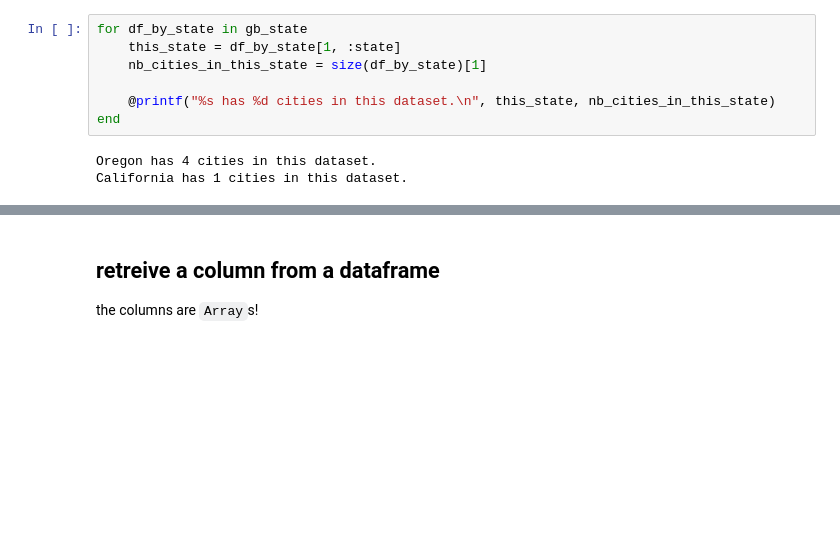
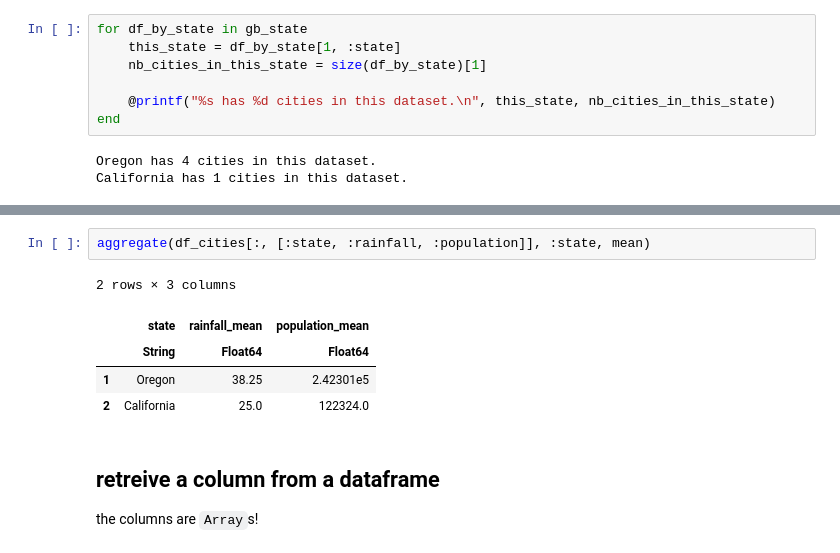
Before and after one commit to SimonEnsemble/data_science_course, a Jupyter notebook: lectures/dataframes/DataFrames.ipynb, the cells around one changed output, grey strips where cells are left out. Cells and saved outputs as stored; diff of their text form; blank space fills up the shorter version.

Commit message:
add aggregate

```diff
--- a/lectures/dataframes/DataFrames.ipynb
+++ b/lectures/dataframes/DataFrames.ipynb
@@ -150,3 +154,11 @@ California has 1 cities in this dataset.
+# %%
+aggregate(df_cities[:, [:state, :rainfall, :population]], :state, mean)
+# %% [output]
+2 rows × 3 columns
+|  | state | rainfall_mean | population_mean |
+|  | String | Float64 | Float64 |
+| 1 | Oregon | 38.25 | 2.42301e5 |
+| 2 | California | 25.0 | 122324.0 |
 # %% [markdown]
 ## retreive a column from a dataframe
 the columns are `Array`s!
```
Also changed, not shown: parts of 3 cells of this notebook.
